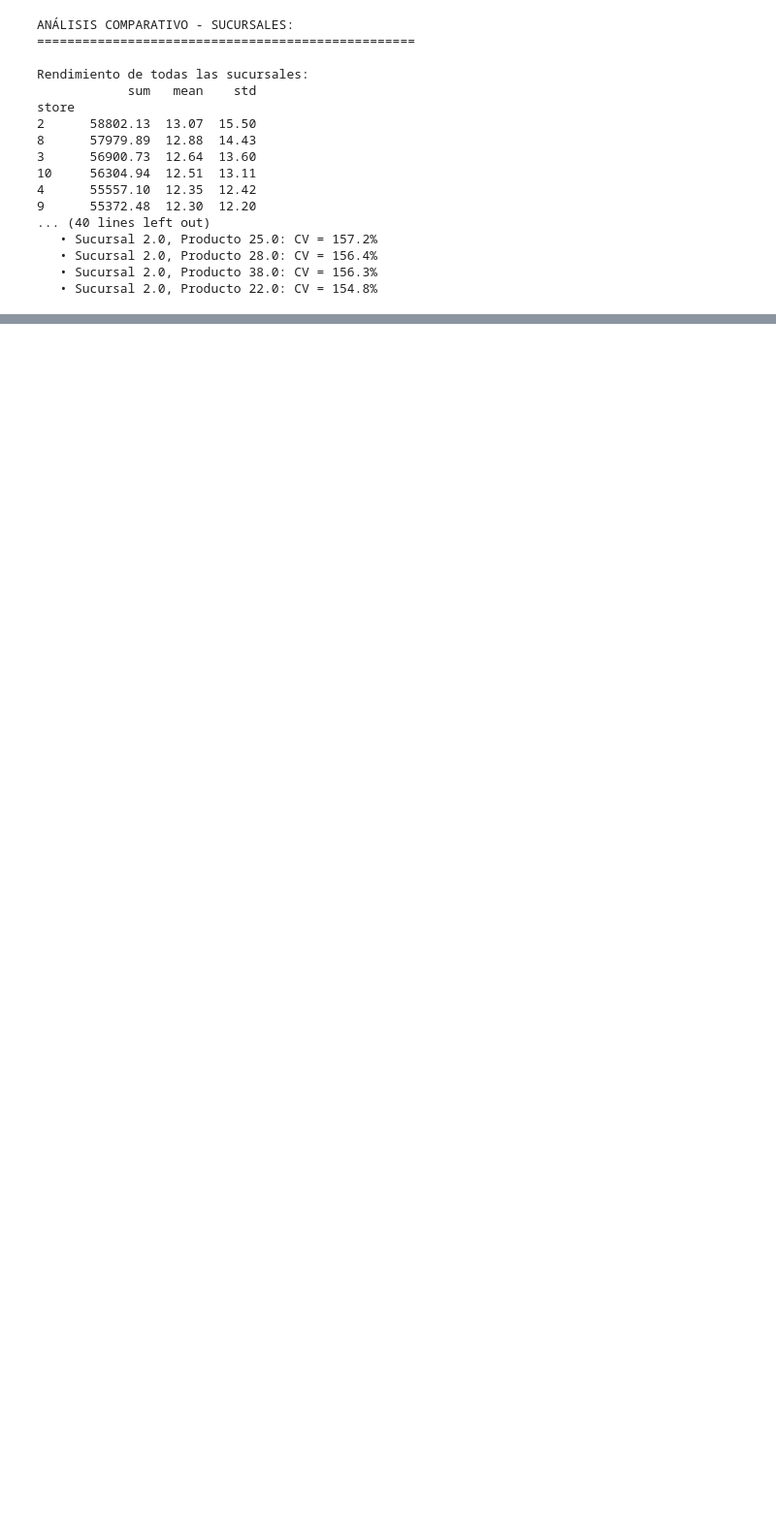
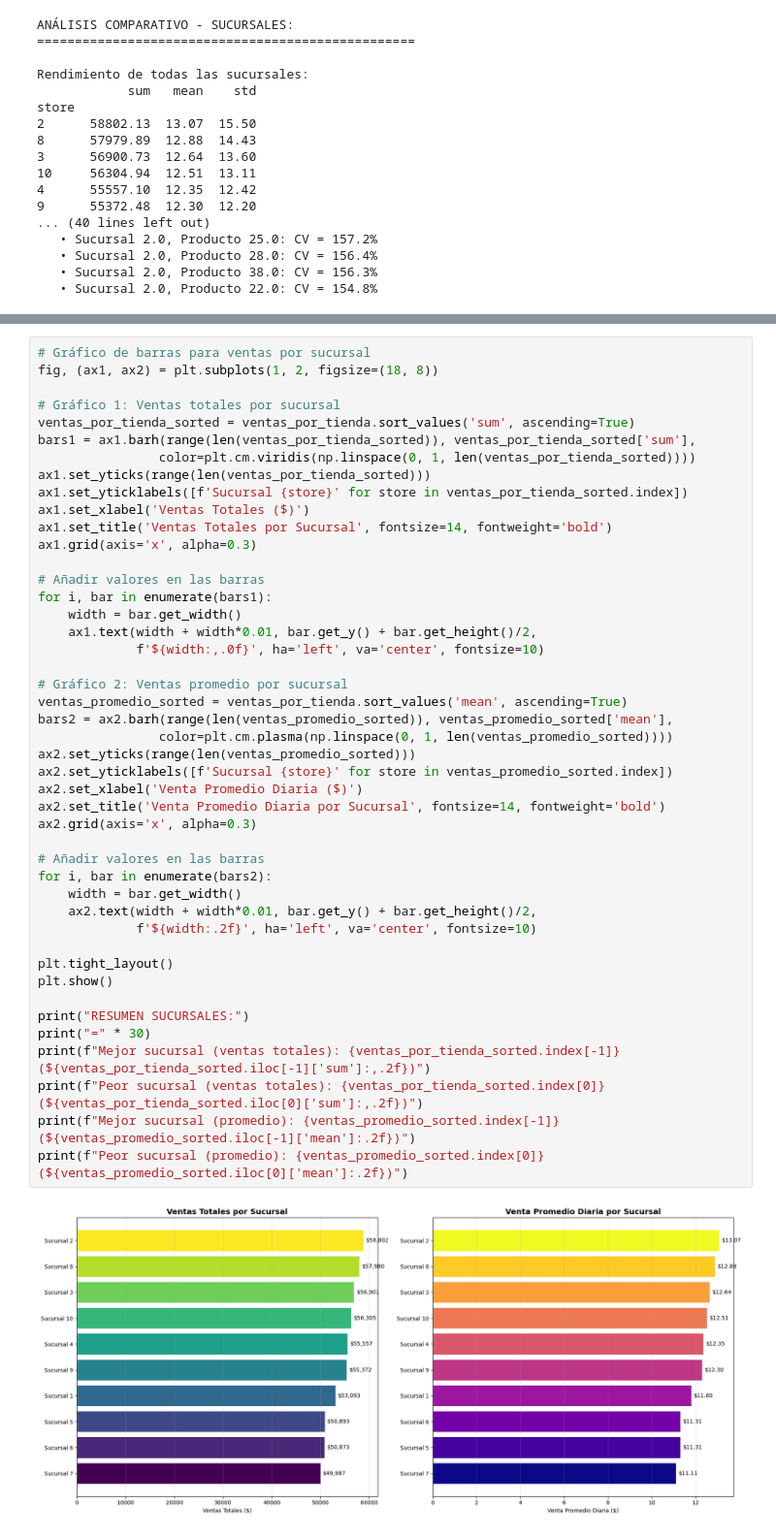
Before and after one commit to j0su3-2019/ProductDevelopment-Proyecto2, a Jupyter notebook: notebooks/Notebook 01_exploratory_data_analysis.ipynb, the cells around one changed output, grey strips where cells are left out. Shown at 97% size. Cells and saved outputs as stored; diff of their text form; blank space fills up the shorter version.

```diff
--- a/notebooks/Notebook 01_exploratory_data_analysis.ipynb
+++ b/notebooks/Notebook 01_exploratory_data_analysis.ipynb
@@ -835,0 +886,47 @@ store
+# %%
+# Gráfico de barras para ventas por sucursal
+fig, (ax1, ax2) = plt.subplots(1, 2, figsize=(18, 8))
+
+# Gráfico 1: Ventas totales por sucursal
+ventas_por_tienda_sorted = ventas_por_tienda.sort_values('sum', ascending=True)
+bars1 = ax1.barh(range(len(ventas_por_tienda_sorted)), ventas_por_tienda_sorted['sum'],
+                color=plt.cm.viridis(np.linspace(0, 1, len(ventas_por_tienda_sorted))))
+ax1.set_yticks(range(len(ventas_por_tienda_sorted)))
+ax1.set_yticklabels([f'Sucursal {store}' for store in ventas_por_tienda_sorted.index])
+ax1.set_xlabel('Ventas Totales ($)')
+ax1.set_title('Ventas Totales por Sucursal', fontsize=14, fontweight='bold')
+ax1.grid(axis='x', alpha=0.3)
+
+# Añadir valores en las barras
+for i, bar in enumerate(bars1):
+    width = bar.get_width()
+    ax1.text(width + width*0.01, bar.get_y() + bar.get_height()/2,
+             f'${width:,.0f}', ha='left', va='center', fontsize=10)
+
+# Gráfico 2: Ventas promedio por sucursal
+ventas_promedio_sorted = ventas_por_tienda.sort_values('mean', ascending=True)
+bars2 = ax2.barh(range(len(ventas_promedio_sorted)), ventas_promedio_sorted['mean'],
+                color=plt.cm.plasma(np.linspace(0, 1, len(ventas_promedio_sorted))))
+ax2.set_yticks(range(len(ventas_promedio_sorted)))
+ax2.set_yticklabels([f'Sucursal {store}' for store in ventas_promedio_sorted.index])
+ax2.set_xlabel('Venta Promedio Diaria ($)')
+ax2.set_title('Venta Promedio Diaria por Sucursal', fontsize=14, fontweight='bold')
+ax2.grid(axis='x', alpha=0.3)
+
+# Añadir valores en las barras
+for i, bar in enumerate(bars2):
+    width = bar.get_width()
+    ax2.text(width + width*0.01, bar.get_y() + bar.get_height()/2,
+             f'${width:.2f}', ha='left', va='center', fontsize=10)
+
+plt.tight_layout()
+plt.show()
+
+print("RESUMEN SUCURSALES:")
+print("=" * 30)
+print(f"Mejor sucursal (ventas totales): {ventas_por_tienda_sorted.index[-1]} (${ventas_por_tienda_sorted.iloc[-1]['sum']:,.2f})")
+print(f"Peor sucursal (ventas totales): {ventas_por_tienda_sorted.index[0]} (${ventas_por_tienda_sorted.iloc[0]['sum']:,.2f})")
+print(f"Mejor sucursal (promedio): {ventas_promedio_sorted.index[-1]} (${ventas_promedio_sorted.iloc[-1]['mean']:.2f})")
+print(f"Peor sucursal (promedio): {ventas_promedio_sorted.index[0]} (${ventas_promedio_sorted.iloc[0]['mean']:.2f})")
+# %% [output]
+[figure, added]
```
Also changed, not shown: parts of 16 cells of this notebook.
